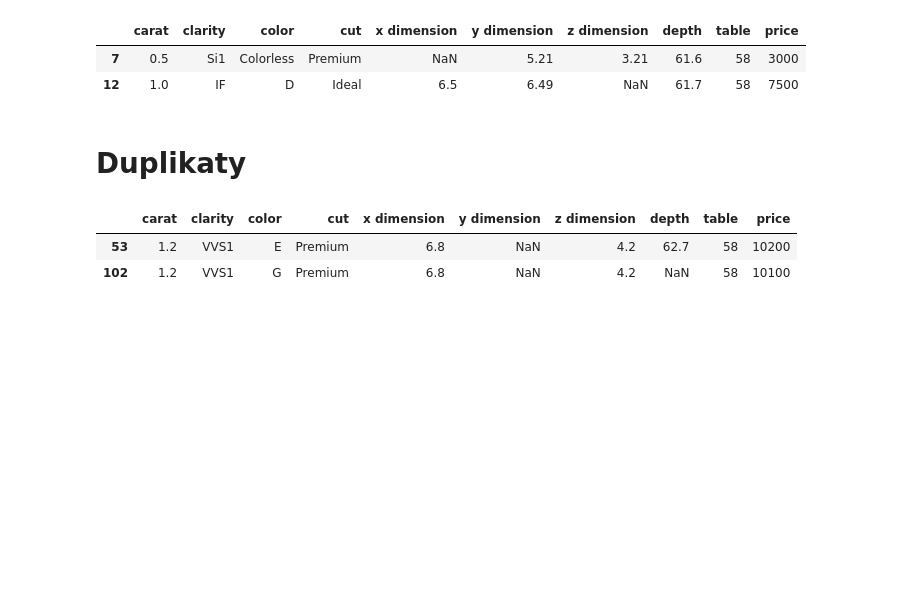
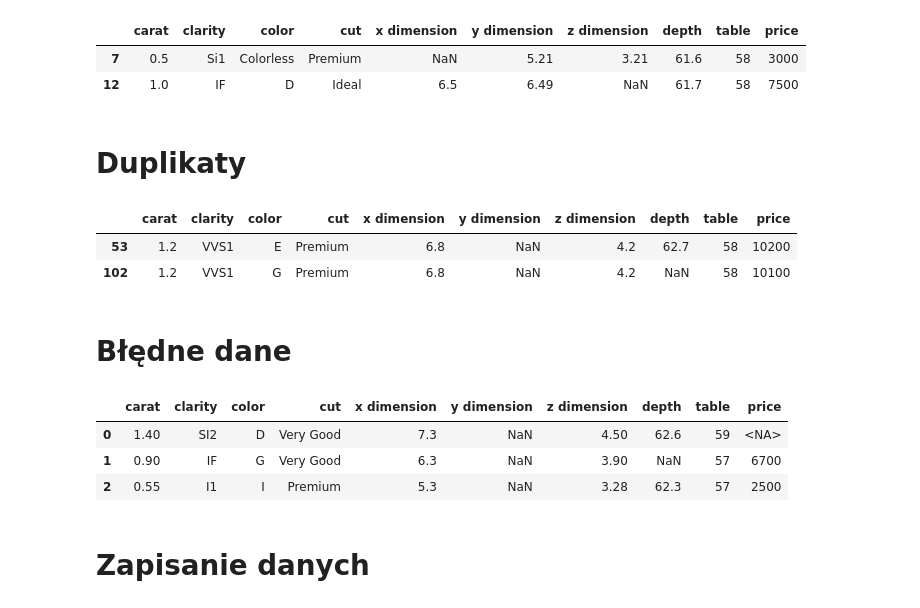
Before and after one commit to GWawrzeniecki/PAD, a Jupyter notebook: Projekt/data_prepare.ipynb, the cells around one changed output. Drawn from its saved outputs; the diff is of its cells as text; code cells hidden in the pictures; blank space fills up the shorter version.

```diff
--- a/Projekt/data_prepare.ipynb
+++ b/Projekt/data_prepare.ipynb
@@ -300,3 +300,31 @@ data[duplicates]
 |  | carat | clarity | color | cut | x dimension | y dimension | z dimension | depth | table | price |
 | 53 | 1.2 | VVS1 | E | Premium | 6.8 | NaN | 4.2 | 62.7 | 58 | 10200 |
 | 102 | 1.2 | VVS1 | G | Premium | 6.8 | NaN | 4.2 | NaN | 58 | 10100 |
+# %% [markdown]
+# Błędne dane
+# %%
+# Po obejrzeniu wykresów z rozkładem zmiennych zauważyłem, że 3 wiersze znacząco odbiegają od reszty
+data = data.sort_values(by='price', ascending=False)
+data.head(3)
+
+# Tak jak wcześniej, zamienie ceny na średnią cen z podobnych rekordów (carat + cut)
+# Najpierw zamienie te ceny na nan
+data.loc[data['price'] > 12000, 'price'] = np.nan
+
+mean_prices = data.groupby(['carat', 'cut'], observed=True)['price'].mean().reset_index(name='mean_price')
+merged_data = pd.merge(data, mean_prices, on=['carat', 'cut'], how='left')
+merged_data['mean_price'] = merged_data['mean_price'].astype('Int32')
+
+merged_data_na_price_mask = merged_data['price'].isna()
+
+merged_data['price'] = merged_data['price'].fillna(merged_data['mean_price']) # inplace=true dawalo warning
+# %%
+data = merged_data.drop(columns=['mean_price'])
+data[merged_data_na_price_mask]
+# %% [output]
+|  | carat | clarity | color | cut | x dimension | y dimension | z dimension | depth | table | price |
+| 0 | 1.40 | SI2 | D | Very Good | 7.3 | NaN | 4.50 | 62.6 | 59 | <NA> |
+| 1 | 0.90 | IF | G | Very Good | 6.3 | NaN | 3.90 | NaN | 57 | 6700 |
+| 2 | 0.55 | I1 | I | Premium | 5.3 | NaN | 3.28 | 62.3 | 57 | 2500 |
+# %% [markdown]
+# Zapisanie danych
```
Also changed, not shown: parts of 2 cells of this notebook, 7 other files.
